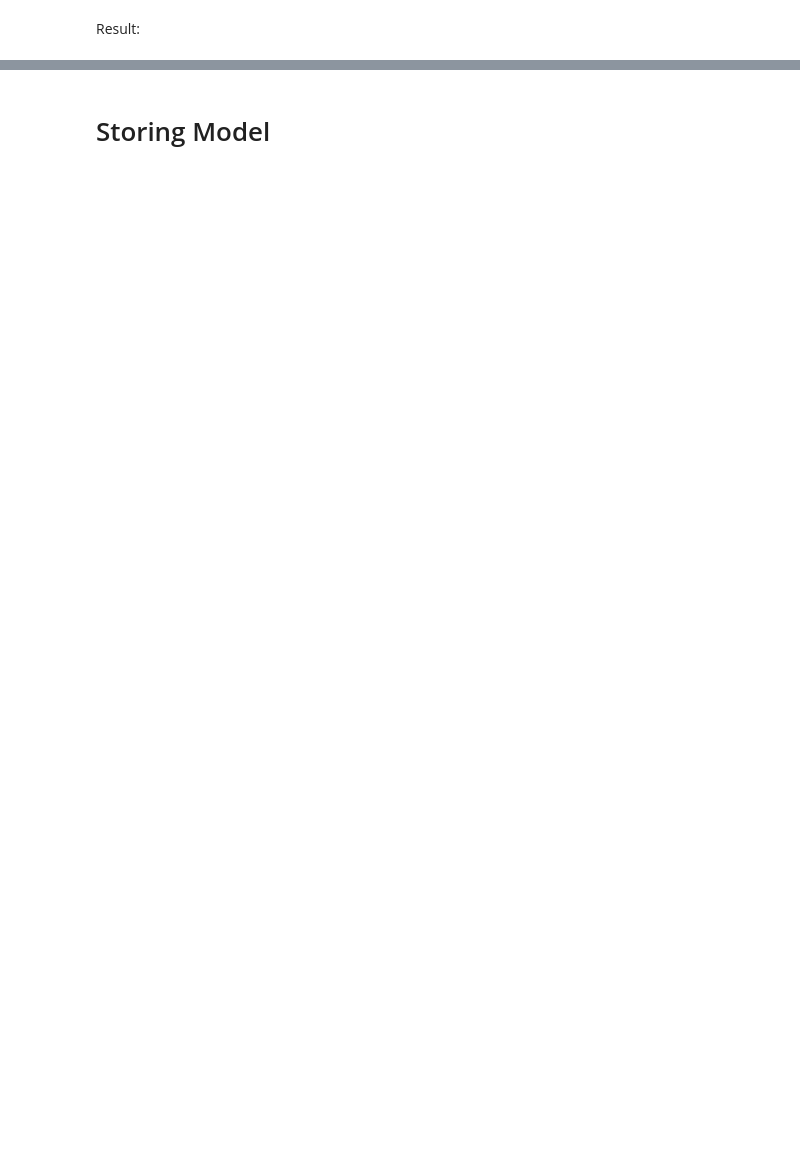
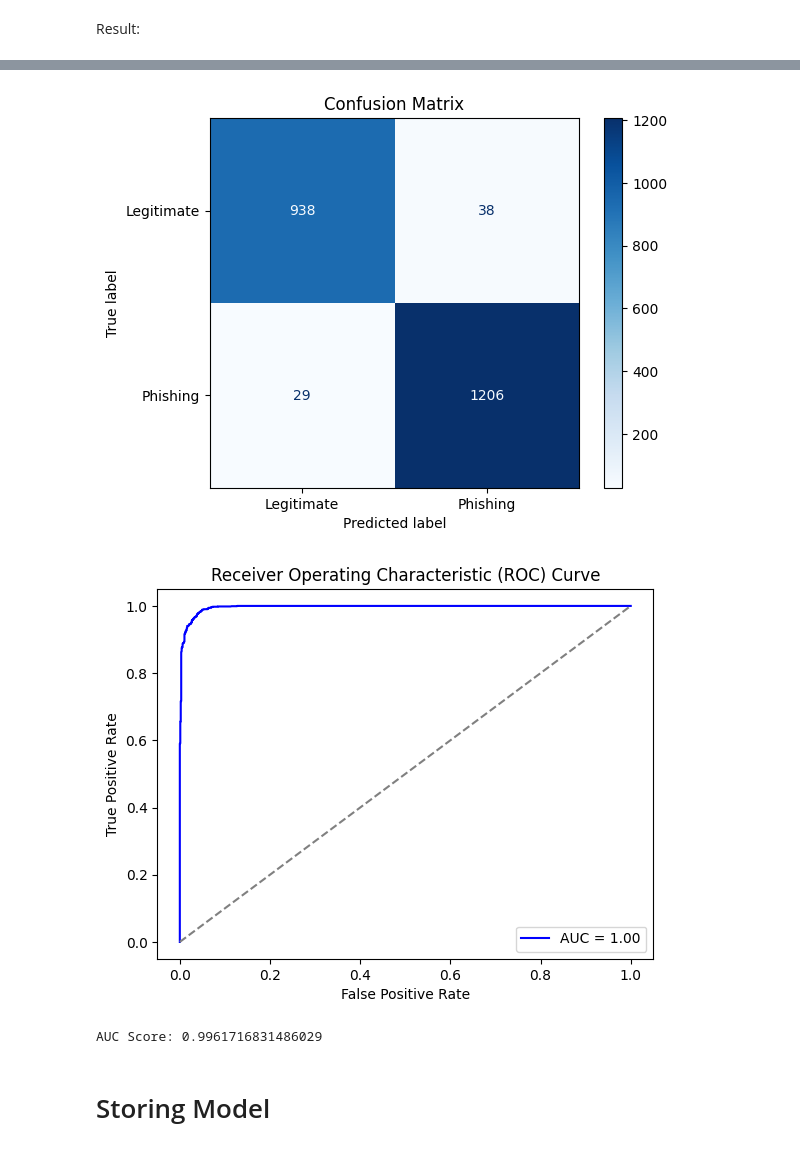
Before and after one commit to earlfranciss/SwiftShield, a Jupyter notebook: ai-models/ClassifierModel.ipynb, the cells around one changed output, grey strips where cells are left out. Saved outputs shown, nothing was run; the diff lists cells and outputs as text; code cells hidden in the pictures; blank space fills up the shorter version.

```diff
--- a/ai-models/ClassifierModel.ipynb
+++ b/ai-models/ClassifierModel.ipynb
@@ -286,7 +286,7 @@ storeResults('Support Vector Machine',acc_test_svc,f1_score_test_svc,
 from sklearn.ensemble import RandomForestClassifier
 
 # instantiate the model
-rf_classifier = RandomForestClassifier(n_estimators=100, random_state=42)
+rf_classifier = RandomForestClassifier(n_estimators=300, random_state=42)
 
 # fit the model
 rf_classifier.fit(X_train, y_train)
@@ -402,5 +407,10 @@ plt.legend();
 # %%
-# Generate a classification report
+from sklearn import metrics
+
+# Generate Predictions
+y_pred = rf_classifier.predict(X_test)  # Make predictions using the Random Forest model
+
+# Generate Classification Report
 print("Random Forest Classification Report:")
 print(metrics.classification_report(y_test, y_pred))
 # %% [output]
@@ -677,3 +737,41 @@ df
+# %%
+import matplotlib.pyplot as plt
+from sklearn import metrics
+from sklearn.metrics import confusion_matrix, ConfusionMatrixDisplay, roc_curve, auc
+# Make predictions
+y_train_pred = stack_model.predict(X_train)
+y_test_pred = stack_model.predict(X_test)
+
+# Predictions and True Values
+
+y_prob = stack_model.predict_proba(X_test)   # Probabilities for ROC curve (use predict_proba if supported)
+y_true = y_test                        # Replace with your true labels
+
+# 1. Confusion Matrix
+cm = confusion_matrix(y_true, y_test_pred)
+disp = ConfusionMatrixDisplay(confusion_matrix=cm, display_labels=['Legitimate', 'Phishing'])
+disp.plot(cmap='Blues')
+plt.title('Confusion Matrix')
+plt.show()
+
+# 2. ROC Curve and AUC
+fpr, tpr, thresholds = roc_curve(y_true, y_prob[:, 1])  # y_prob[:, 1] for positive class probabilities
+roc_auc = auc(fpr, tpr)
+
+plt.figure()
+plt.plot(fpr, tpr, color='blue', label='AUC = %0.2f' % roc_auc)
+plt.plot([0, 1], [0, 1], color='gray', linestyle='--')  # Diagonal line
+plt.xlabel('False Positive Rate')
+plt.ylabel('True Positive Rate')
+plt.title('Receiver Operating Characteristic (ROC) Curve')
+plt.legend(loc='lower right')
+plt.show()
+
+print(f"AUC Score: {roc_auc}")
+# %% [output]
+[figure, added]
+[figure, added]
+AUC Score: 0.9961716831486029
 # %% [markdown]
 # Storing Model
 # %%
```
Also changed, not shown: parts of 17 cells of this notebook, 7 other files.
